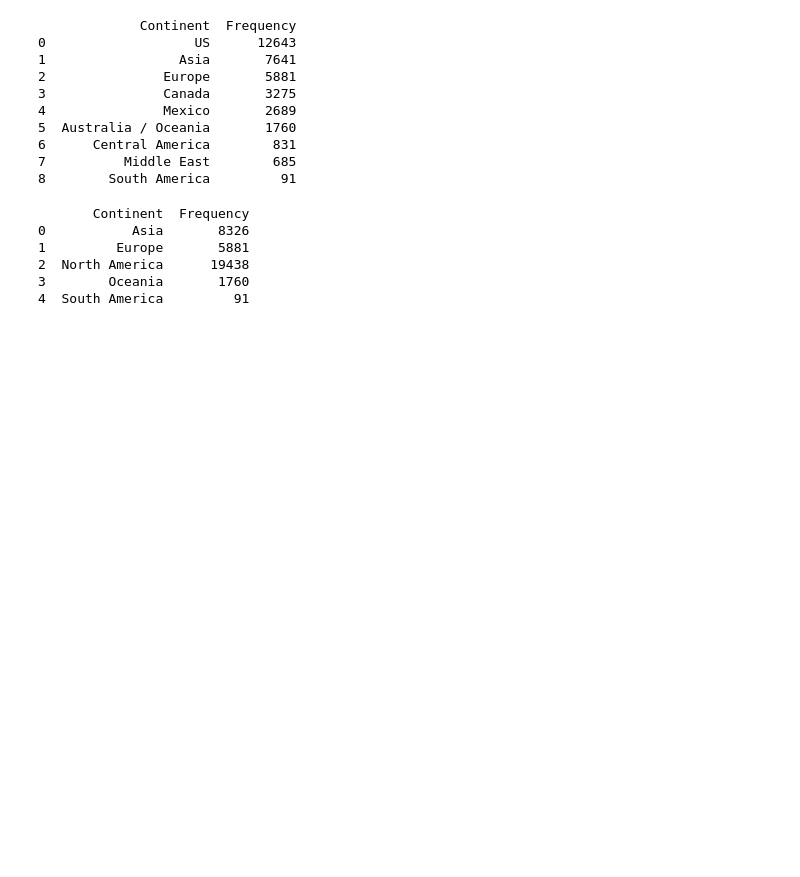
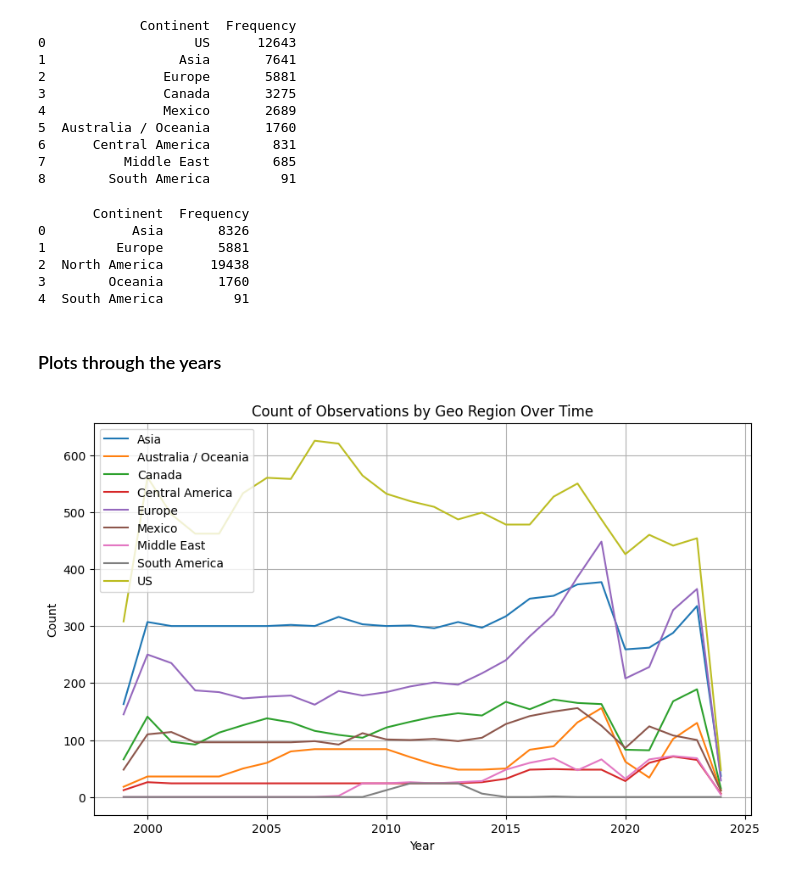
Before and after one commit to nereaSuacab/FinalProject---SocialData24.github.io, a Jupyter notebook: notebooks/GEO.ipynb, the cells around one changed output. Cells and saved outputs as stored; diff of their text form; code cells hidden in the pictures; blank space fills up the shorter version.

Commit message:
geor region through the years

```diff
--- a/notebooks/GEO.ipynb
+++ b/notebooks/GEO.ipynb
@@ -295,3 +186,35 @@ fig.update_layout(
 )
 
 fig.show()
+# %% [markdown]
+### Plots through the years
+# %%
+import pandas as pd
+import matplotlib.pyplot as plt
+
+# Load the dataset
+data = pd.read_csv('data/Air_Traffic_Passenger_Statistics_20240408.csv')
+
+# Convert 'Activity Period Start Date' to datetime if it's not already
+data['Activity Period Start Date'] = pd.to_datetime(data['Activity Period Start Date'])
+
+# Extract year from 'Activity Period Start Date'
+data['Year'] = data['Activity Period Start Date'].dt.year
+
+# Aggregate data by year and geo region
+region_counts = data.groupby(['Year', 'GEO Region']).size().unstack(fill_value=0)
+
+# Plot time series for each geo region
+plt.figure(figsize=(10, 6))
+for region in region_counts.columns:
+    plt.plot(region_counts.index, region_counts[region], label=region)
+
+# Add labels and title
+plt.xlabel('Year')
+plt.ylabel('Count')
+plt.title('Count of Observations by Geo Region Over Time')
+plt.legend()
+plt.grid(True)
+plt.show()
+# %% [output]
+[figure, added]
```
Also changed, not shown: parts of 8 cells of this notebook, 1 other file.
